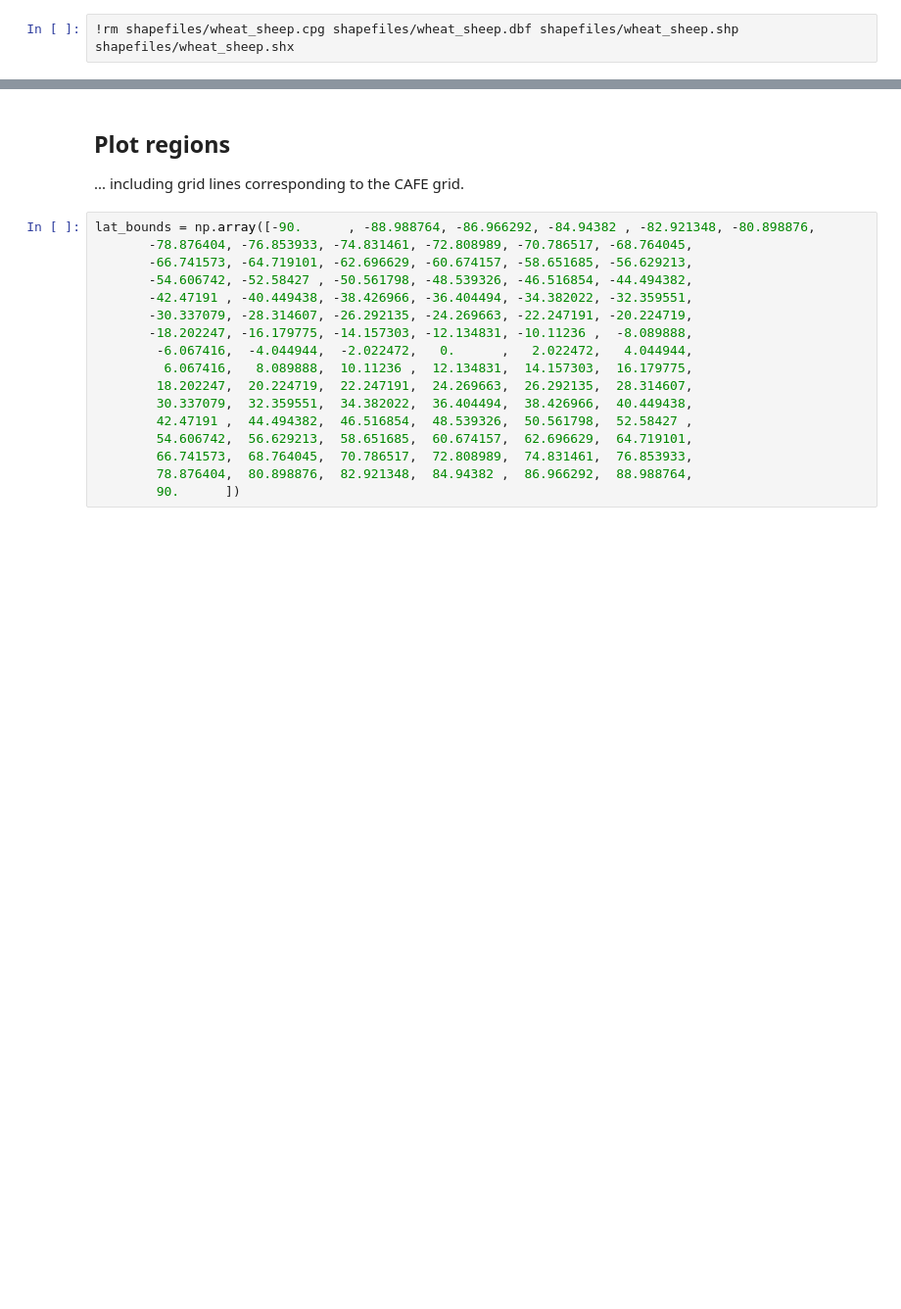
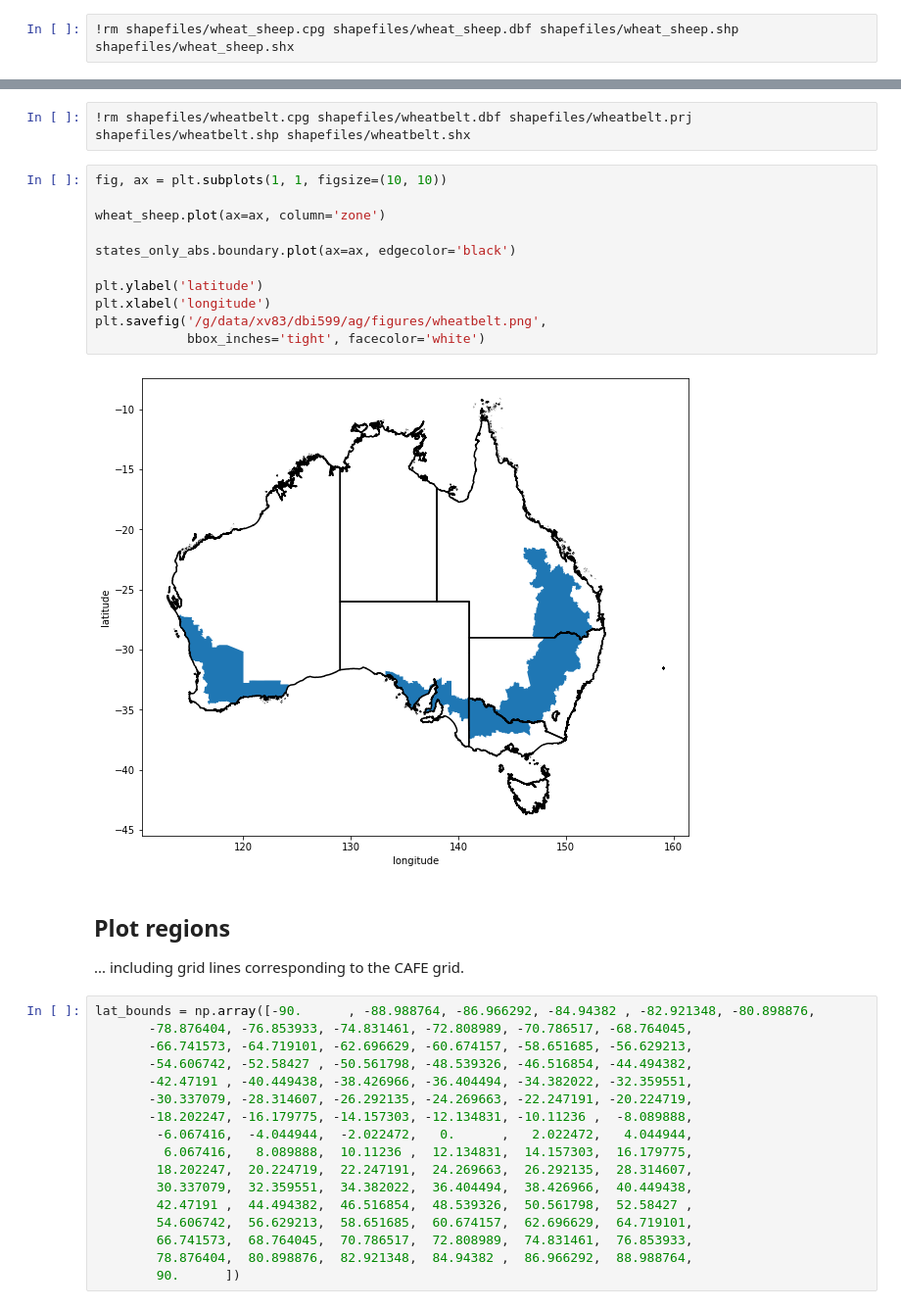
Before and after one commit to DamienIrving/wheatbelt, a Jupyter notebook: define_regions.ipynb, the cells around one changed output, grey strips where cells are left out. Shown at 98% size. Cells and saved outputs as stored; diff of their text form; blank space fills up the shorter version.

```diff
--- a/define_regions.ipynb
+++ b/define_regions.ipynb
@@ -162,3 +213,18 @@ Dissolve the internal borders of the ABARES regions to create an Australia shape
+# %%
+!rm shapefiles/wheatbelt.cpg shapefiles/wheatbelt.dbf shapefiles/wheatbelt.prj shapefiles/wheatbelt.shp shapefiles/wheatbelt.shx
+# %%
+fig, ax = plt.subplots(1, 1, figsize=(10, 10))
+
+wheat_sheep.plot(ax=ax, column='zone')
+
+states_only_abs.boundary.plot(ax=ax, edgecolor='black')
+
+plt.ylabel('latitude')
+plt.xlabel('longitude')
+plt.savefig('/g/data/xv83/dbi599/ag/figures/wheatbelt.png',
+            bbox_inches='tight', facecolor='white')
+# %% [output]
+[figure, added]
 # %% [markdown]
 ## Plot regions
 
```
Also changed, not shown: parts of 18 cells of this notebook, 5 other files.
